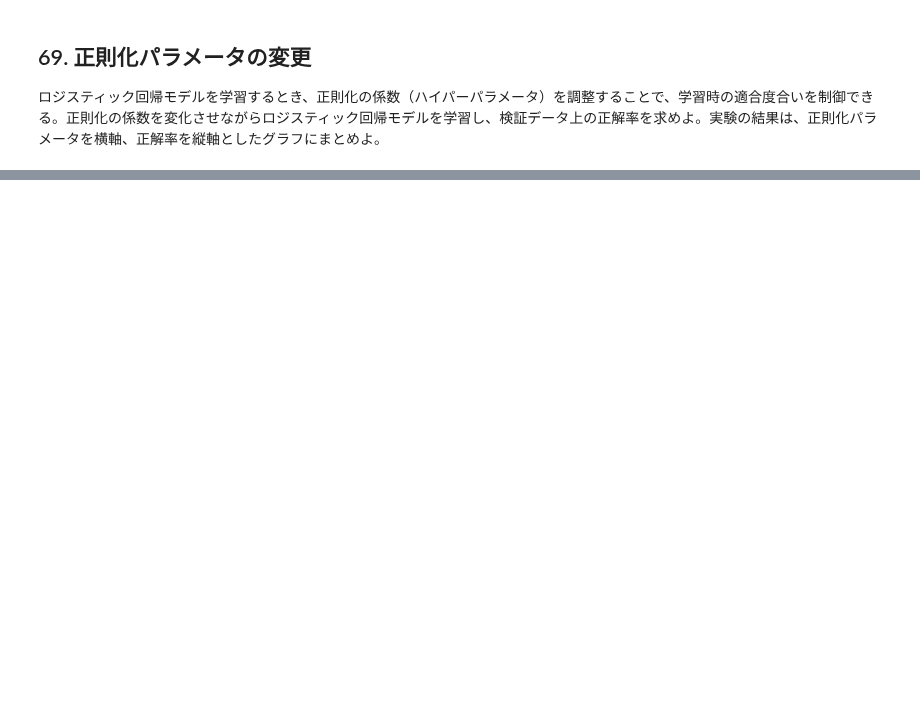
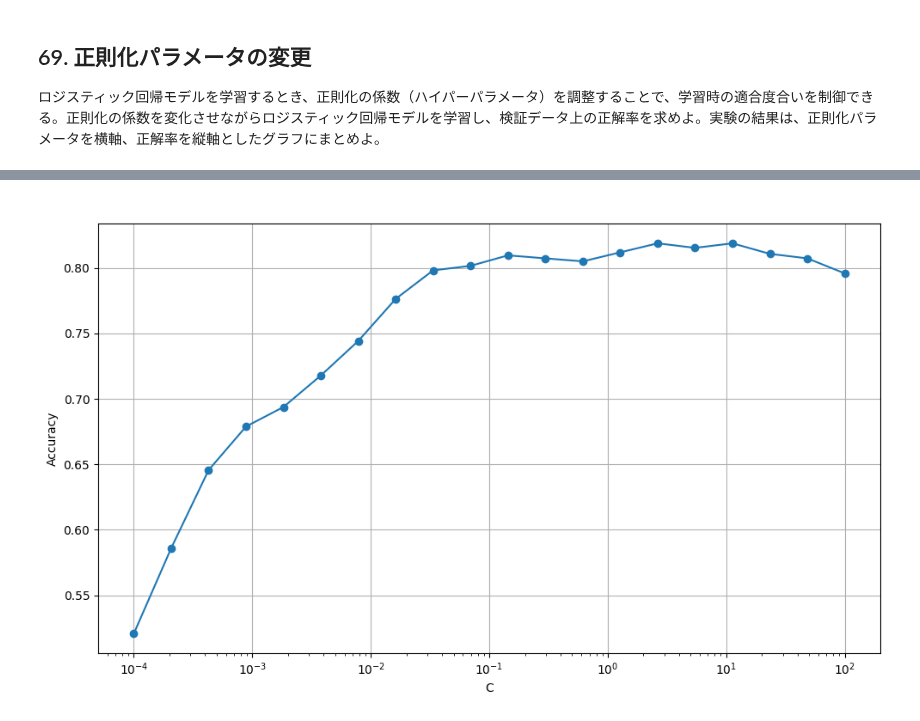
Before and after one commit to white02901/100nock, a Jupyter notebook: ja/ch07.ipynb, the cells around one changed output, grey strips where cells are left out. Cells and saved outputs as stored; diff of their text form; code cells hidden in the pictures; blank space fills up the shorter version.

```diff
--- a/ja/ch07.ipynb
+++ b/ja/ch07.ipynb
@@ -30,3 +130,28 @@ Bag of Words (BoW) に基づき、学習データ（`train.tsv`）および検
 ## 63. 予測
 
 学習したロジスティック回帰モデルを用い、検証データの先頭の事例のラベル（ポジネガ）を予測せよ。また、予測されたラベルが検証データで付与されていたラベルと一致しているか、確認せよ。
+# %%
+# 検証データの先頭の事例
+first_dev_example = dev_bow_dataset[0]
+
+# テキストと正解ラベルの確認
+text = first_dev_example['text']
+true_label = int(first_dev_example['label'])
+
+# 特徴ベクトルをDictVectorizerで変換
+X_first = vectorizer.transform([first_dev_example['feature']])  # 1件でもリスト形式で渡す
+
+# モデルによる予測
+predicted_label = model.predict(X_first)[0]  # predict()はリスト返すので[0]で取り出す
+
+# 出力
+print("=== 検証データ 先頭事例の予測結果 ===")
+print(f"テキスト           : {text}")
+print(f"正解ラベル         : {true_label} ({'Positive' if true_label == 1 else 'Negative'})")
+print(f"予測ラベル         : {predicted_label} ({'Positive' if predicted_label == 1 else 'Negative'})")
+
+# 一致確認
+if predicted_label == true_label:
+    print("✅ 予測は正解です。")
+else:
+    print("❌ 予測は不正解です。")
@@ -56,0 +394,14 @@ Bag of Words (BoW) に基づき、学習データ（`train.tsv`）および検
+# %%
+
+# グラフ描画
+plt.figure(figsize=(10, 6))
+plt.plot(C_values, accuracies, marker='o')
+plt.xscale('log')
+plt.xlabel("C")
+plt.ylabel("Accuracy")
+plt.title(" ")
+plt.grid(True)
+plt.tight_layout()
+plt.show()
+# %% [output]
+[figure, added]
```
Also changed, not shown: parts of 11 cells of this notebook.
